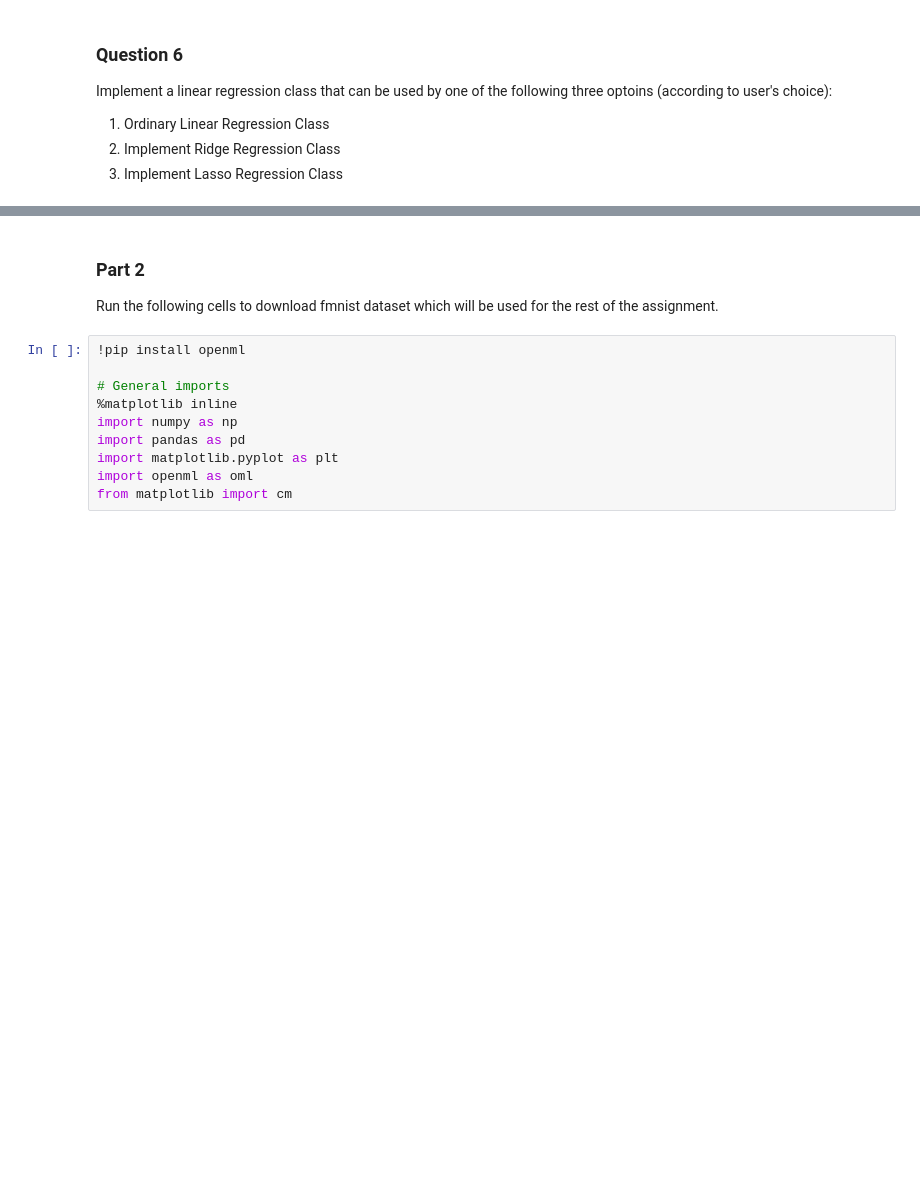
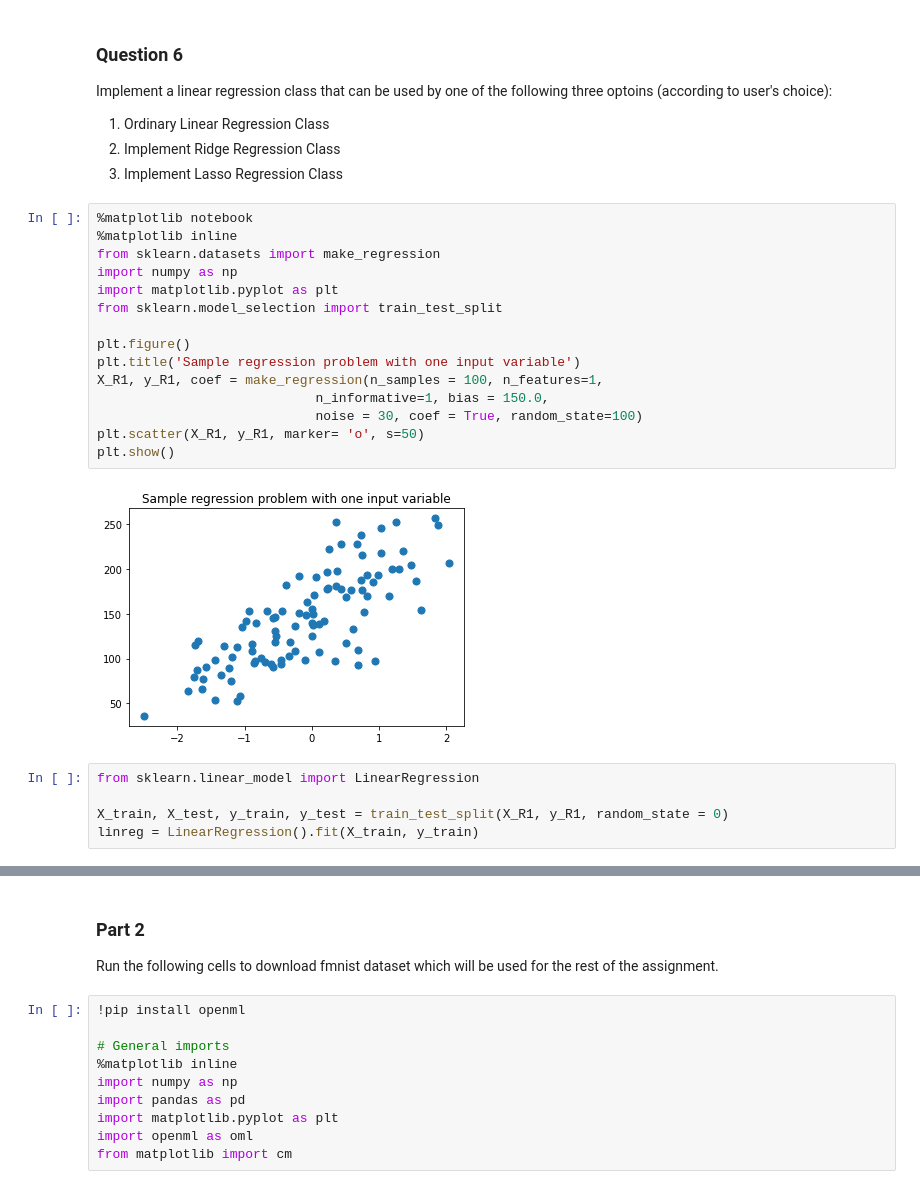
Before and after one commit to tarksalah1/Machine-Learning-Assignments, a Jupyter notebook: A2_Regression.ipynb, the cells around one changed output, grey strips where cells are left out. Saved outputs shown, nothing was run; the diff lists cells and outputs as text; blank space fills up the shorter version.

```diff
--- a/A2_Regression.ipynb
+++ b/A2_Regression.ipynb
@@ -112,3 +209,25 @@ Implement a linear regression class that can be used by one of the following thr
 1. Ordinary Linear Regression Class
 2. Implement Ridge Regression Class
 3. Implement Lasso Regression Class
+# %%
+%matplotlib notebook
+%matplotlib inline
+from sklearn.datasets import make_regression
+import numpy as np
+import matplotlib.pyplot as plt
+from sklearn.model_selection import train_test_split
+
+plt.figure()
+plt.title('Sample regression problem with one input variable')
+X_R1, y_R1, coef = make_regression(n_samples = 100, n_features=1,
+                            n_informative=1, bias = 150.0,
+                            noise = 30, coef = True, random_state=100)
+plt.scatter(X_R1, y_R1, marker= 'o', s=50)
+plt.show()
+# %% [output]
+[figure, added]
+# %%
+from sklearn.linear_model import LinearRegression
+
+X_train, X_test, y_train, y_test = train_test_split(X_R1, y_R1, random_state = 0)
+linreg = LinearRegression().fit(X_train, y_train)
```
Also changed, not shown: parts of 25 cells of this notebook.
